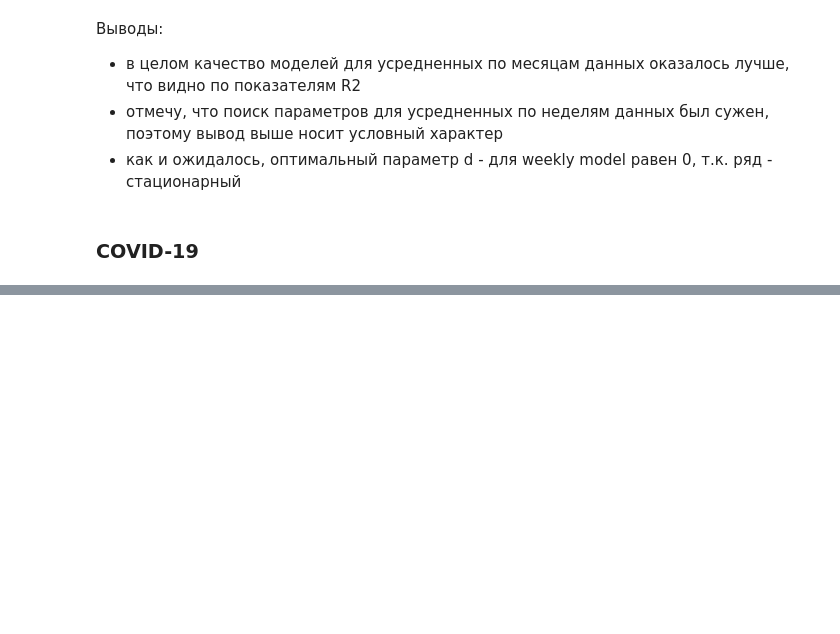
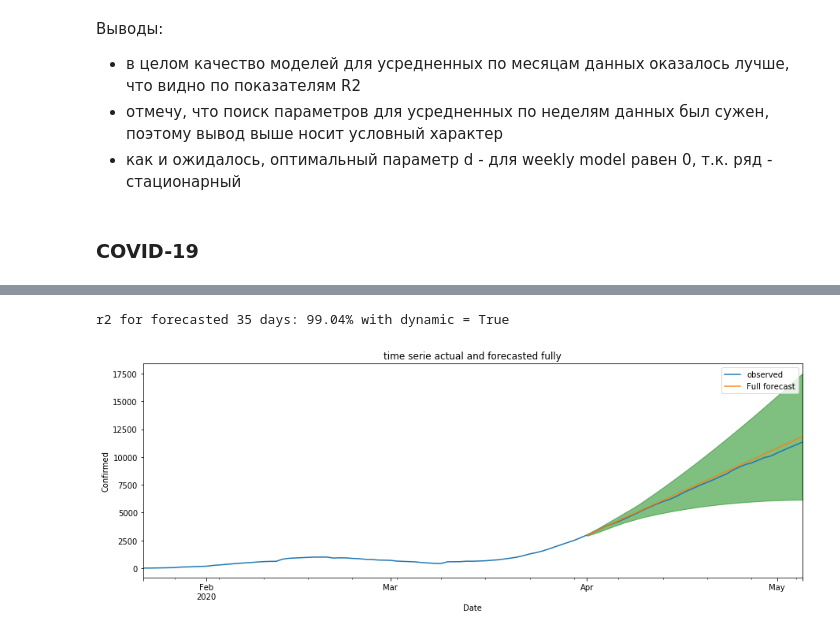
Before and after one commit to NuranKZ/GB-MLB, a Jupyter notebook: hw_3.ipynb, the cells around one changed output, grey strips where cells are left out. Drawn from its saved outputs; the diff is of its cells as text; code cells hidden in the pictures; blank space fills up the shorter version.

```diff
--- a/hw_3.ipynb
+++ b/hw_3.ipynb
@@ -337,0 +436,7 @@ r2 for forecasted 132 days: 61.71% with dynamic = False
+# %%
+# 4.3. TS R2 score. Dynamic = True (full-cycle forecast)
+run_arima_model(ts, order=p_d_q, seasonal_order=P_D_Q_S, show_summary=True, forecast_start_date='2020-04-01',
+               overal_start_date='2020-01-22',plot_forecast=True, show_r2=True, dynamic=True);
+# %% [output]
+r2 for forecasted 35 days: 99.04% with dynamic = True
+[figure, added]
```
Also changed, not shown: parts of 10 cells of this notebook.
